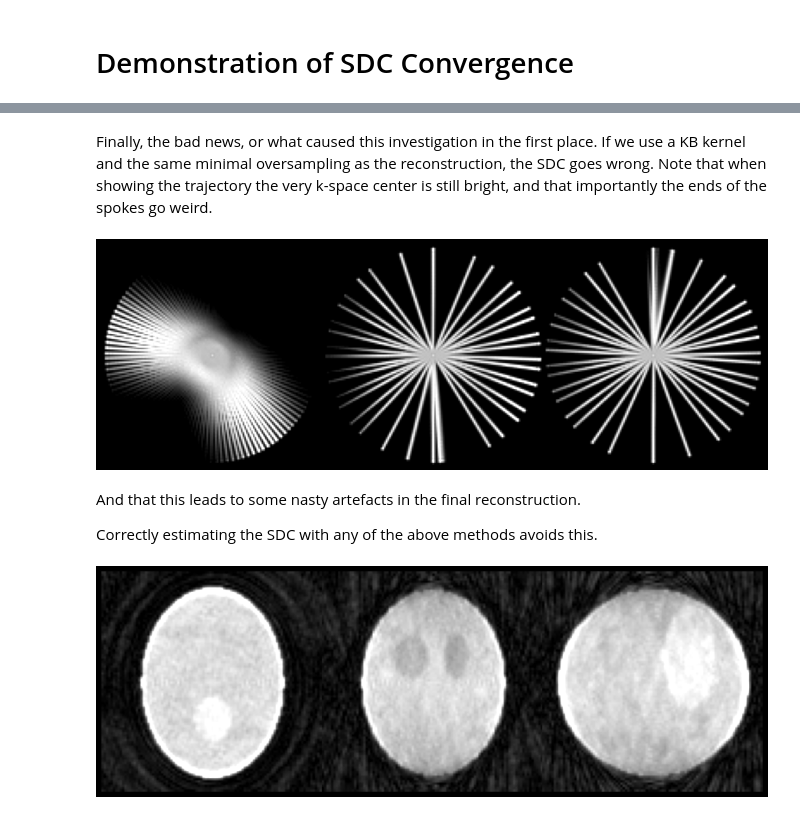
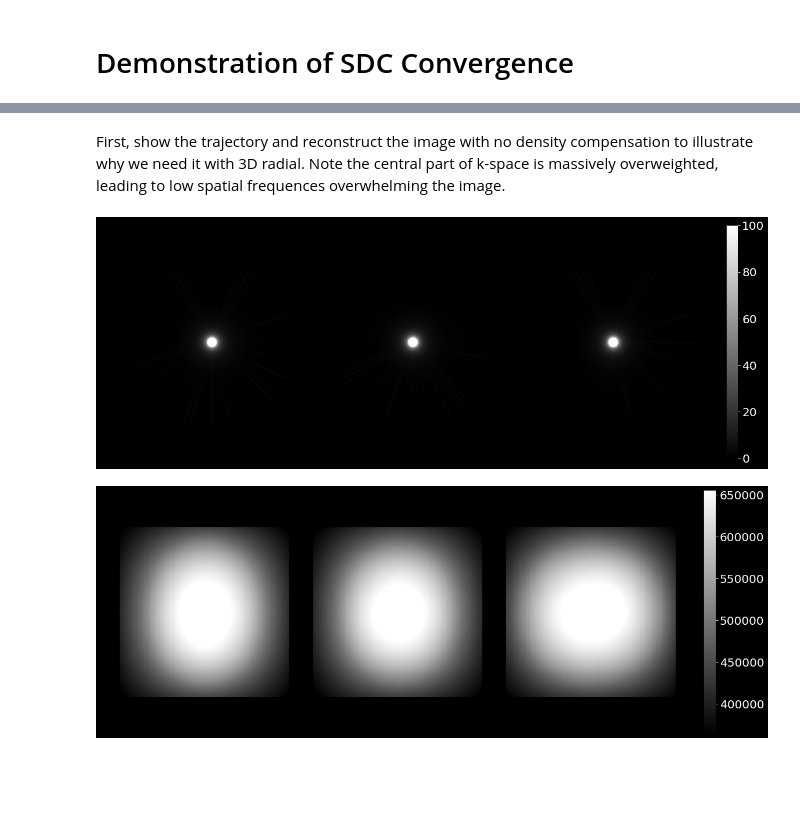
Before and after one commit to spinicist/old-riesling-examples, a Jupyter notebook: sdc.ipynb, the cells around one changed output, grey strips where cells are left out. Saved outputs shown, nothing was run; the diff lists cells and outputs as text; code cells hidden in the pictures; blank space fills up the shorter version.

```diff
--- a/sdc.ipynb
+++ b/sdc.ipynb
@@ -6 +3,6 @@ from riesling import plot_basis, plot_dynamics, plot_3plane
+# %%
+%matplotlib inline
+import riesling as rl
+os=1.3
+recon_settings=f'--kernel=KB3 --os={os}'
 # %% [markdown]
@@ -61,17 +16,10 @@ plot_3plane('os3kbkb-recon.h5')
-# %% [markdown]
-Finally, the bad news, or what caused this investigation in the first place. If we use a KB kernel and the same minimal oversampling as the reconstruction, the SDC goes wrong. Note that when showing the trajectory the very k-space center is still bright, and that importantly the ends of the spokes go weird.
-# %%
-!riesling sdc 'phantom.h5' --os=1.3 --kb --out=os13kb --nthreads=16
-!riesling traj 'phantom.h5' --os={os} --kb --out=os13kbkb --nthreads=16 --sdc=os13kb-sdc.h5
-plot_3plane('os13kbkb-traj.h5', dset='image')
-# %% [output]
-[figure, removed]
-# %% [markdown]
-And that this leads to some nasty artefacts in the final reconstruction.
-
-Correctly estimating the SDC with any of the above methods avoids this.
-# %%
-!riesling recon 'phantom.h5' --os={os} --kb --sdc=os13kb-sdc.h5 --out=os13kbkb --nthreads=16
-plot_3plane('os13kbkb-recon.h5')
-# %% [output]
-[figure, removed]
+# %% [markdown]
+First, show the trajectory and reconstruct the image with no density compensation to illustrate why we need it with 3D radial. Note the central part of k-space is massively overweighted, leading to low spatial frequences overwhelming the image.
+# %%
+!riesling traj 'phantom.h5' --sdc=none {recon_settings} -o no-sdc
+display(rl.images.single('no-sdc-traj.h5', dset='traj-image', vmin=0, vmax=100))
+!riesling recon 'phantom.h5' --sdc=none {recon_settings} -o no-sdc
+display(rl.images.single('no-sdc-recon.h5', dset='image'))
+# %% [output]
+[figure, added]
+[figure, added]
```
Also changed, not shown: parts of 18 cells of this notebook.
